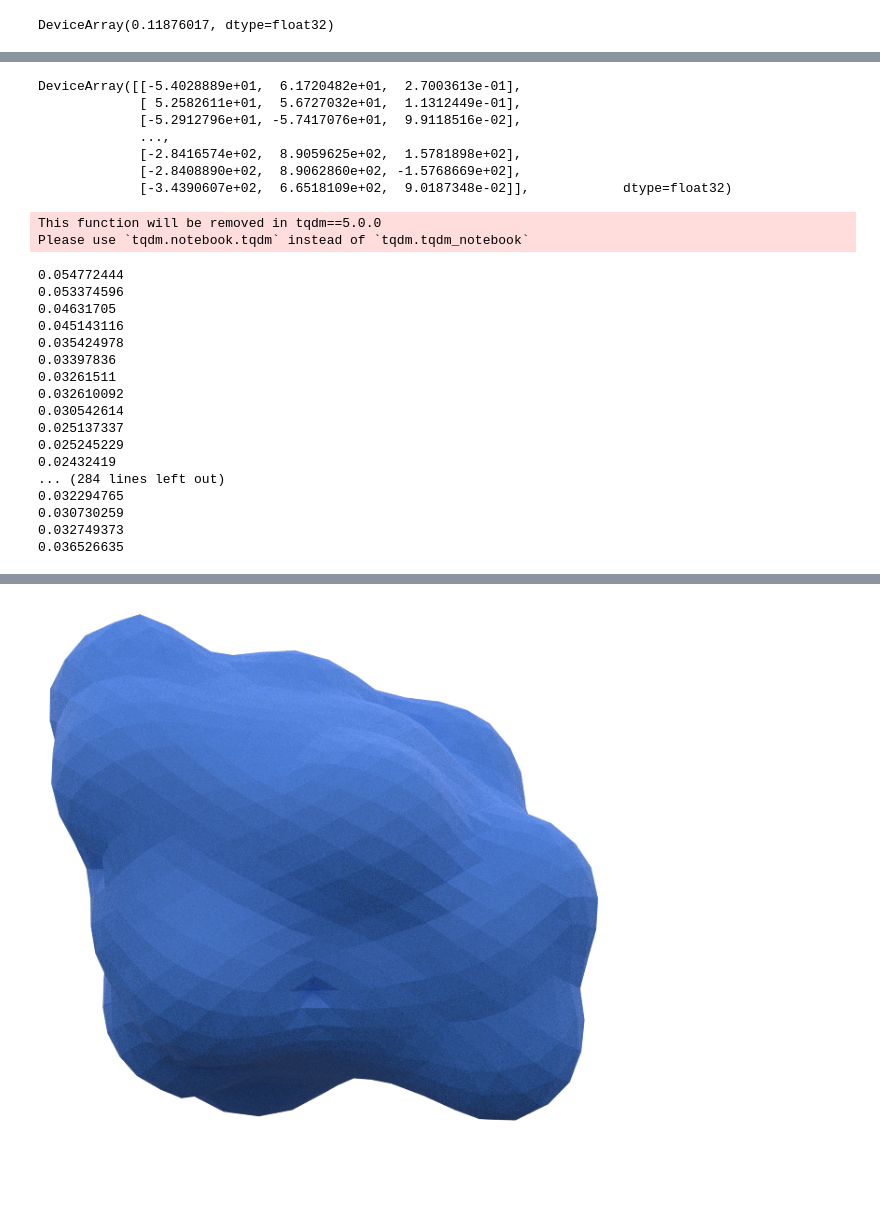
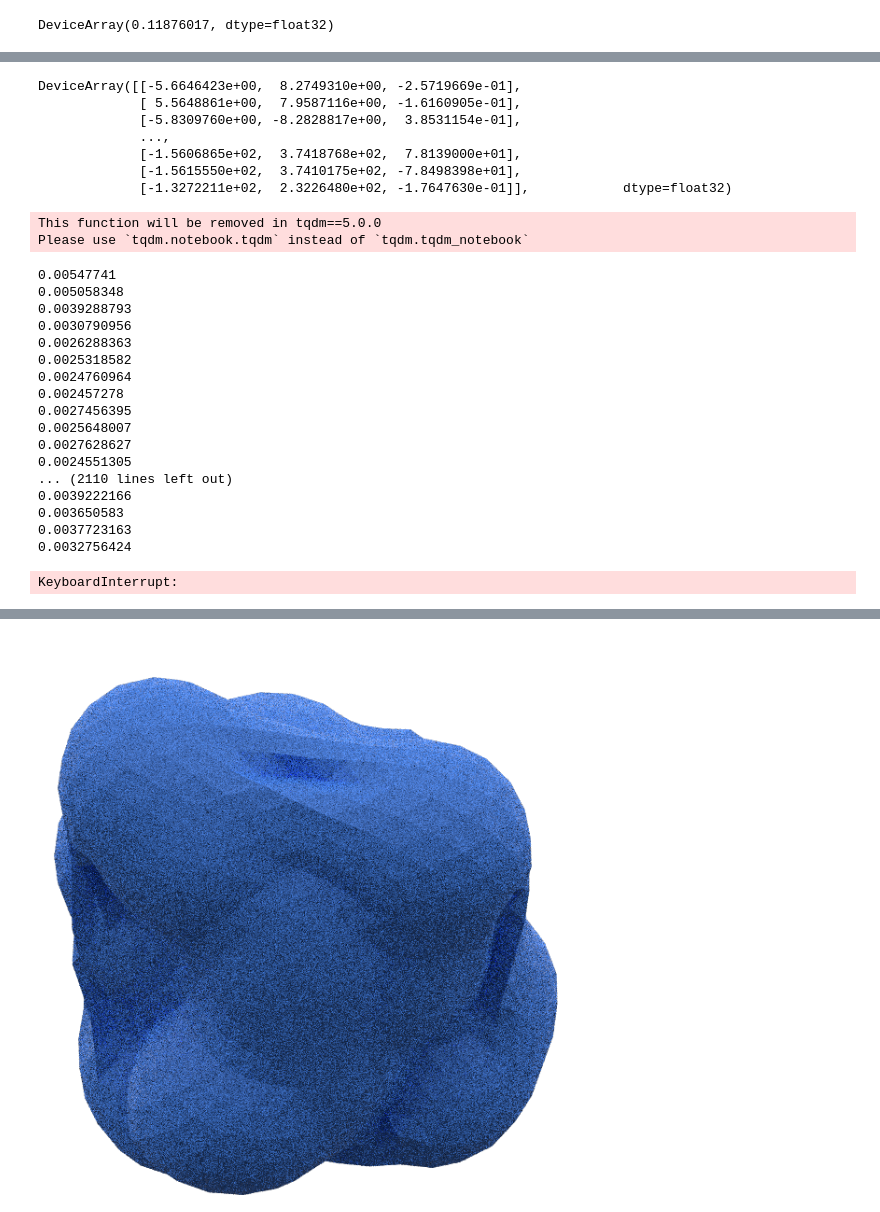
Before and after one commit to ljmartin/sas_mol_surface, a Jupyter notebook: jax_min.ipynb, the cells around one changed output, grey strips where cells are left out. Saved outputs shown, nothing was run; the diff lists cells and outputs as text; code cells hidden in the pictures.

Commit message:
added rational choice of bond length for mesh. works!

```diff
--- a/jax_min.ipynb
+++ b/jax_min.ipynb
@@ -154,8 +128,8 @@ def f(x):
     return 1/(x)
 
 @jit
-def lj(distances,epsilon=1):
-    lennard_jones = epsilon*( (2/distances)**6 - 4*(2/distances)**4)
+def lj(distances,epsilon=0.5):
+    lennard_jones = epsilon*( (2/distances)**6 - 4*(2/distances)**3)
     return lennard_jones
 
 plt.ylim(-10,6)
@@ -176,7 +150,7 @@ def loss(p, a, b, c):
 #    distance_term = dist_penalty(p, a)
 #    volume_term = vmake_vol(p[c]).sum()
     bond_lengths = get_bond_lengths(p, b)*10
-    bond_term = (bond_lengths-3)**4
+    bond_term = (bond_lengths-4)**4
 
     return distance_term+bond_term.sum()
 # %%
@@ -193,13 +167,13 @@ gl = grad(loss)
 # %%
 gl(points, atom_centres, allbonds, cells)
 # %% [output]
-DeviceArray([[-5.4028889e+01,  6.1720482e+01,  2.7003613e-01],
-             [ 5.2582611e+01,  5.6727032e+01,  1.1312449e-01],
-             [-5.2912796e+01, -5.7417076e+01,  9.9118516e-02],
+DeviceArray([[-5.6646423e+00,  8.2749310e+00, -2.5719669e-01],
+             [ 5.5648861e+00,  7.9587116e+00, -1.6160905e-01],
+             [-5.8309760e+00, -8.2828817e+00,  3.8531154e-01],
              ...,
-             [-2.8416574e+02,  8.9059625e+02,  1.5781898e+02],
-             [-2.8408890e+02,  8.9062860e+02, -1.5768669e+02],
-             [-3.4390607e+02,  6.6518109e+02,  9.0187348e-02]],            dtype=float32)
+             [-1.5606865e+02,  3.7418768e+02,  7.8139000e+01],
+             [-1.5615550e+02,  3.7410175e+02, -7.8498398e+01],
+             [-1.3272211e+02,  2.3226480e+02, -1.7647630e-01]],            dtype=float32)
 # %%
 positions = points.copy()
 
@@ -207,9 +181,9 @@ avg_sq_grad = np.zeros_like(positions)
 gamma=0.9
 eps=1e-8
 mass = 1
-lr = 0.01 #step size
+lr = 0.001 #step size
 
-for _ in tqdm_notebook(range(300)):
+for _ in tqdm_notebook(range(10000)):
     g = gl(positions, atom_centres, allbonds, cells)
     #try shifting positions by a small constant:
     #normalize gradients to 1:
@@ -225,23 +199,24 @@ for _ in tqdm_notebook(range(300)):
 # %% [output]
 This function will be removed in tqdm==5.0.0
 Please use `tqdm.notebook.tqdm` instead of `tqdm.tqdm_notebook`
-0.054772444
-0.053374596
-0.04631705
-0.045143116
-0.035424978
-0.03397836
-0.03261511
-0.032610092
-0.030542614
-0.025137337
-0.025245229
-0.02432419
-... (284 lines left out)
-0.032294765
-0.030730259
-0.032749373
-0.036526635
+0.00547741
+0.005058348
+0.0039288793
+0.0030790956
+0.0026288363
+0.0025318582
+0.0024760964
+0.002457278
+0.0027456395
+0.0025648007
+0.0027628627
+0.0024551305
+... (2110 lines left out)
+0.0039222166
+0.003650583
+0.0037723163
+0.0032756424
+KeyboardInterrupt:
 # %%
 plotly_scatter([np.vstack([golden_spiral(270,1.4)+i for i in atom_centres]), points, positions], [10,5,3])
 #plotly_scatter([np.vstack([golden_spiral(270,1.4)+i for i in atom_centres]), positions], [10,3])
@@ -253,10 +228,10 @@ plotly_scatter([np.vstack([golden_spiral(270,1.4)+i for i in atom_centres]), poi
 # %%
 import fresnel
 scene1 = fresnel.Scene()
 geom = fresnel.geometry.Mesh(scene1,vertices=positions[cells].reshape(-1,3),N=1)
 geom.material = fresnel.material.Material(color=fresnel.color.linear([0.25,0.5,0.9]), roughness=0.6)
 scene1.camera = fresnel.camera.fit(scene1,view='front', margin=0)
 scene1.lights = fresnel.light.cloudy()
-fresnel.pathtrace(scene1, samples=200, h=600, w=600)
+fresnel.pathtrace(scene1, samples=10, h=600, w=600)
 # %% [output]
-[figure, old version]
+[figure, new version]
```
Also changed, not shown: parts of 10 cells of this notebook, 1 other file.
